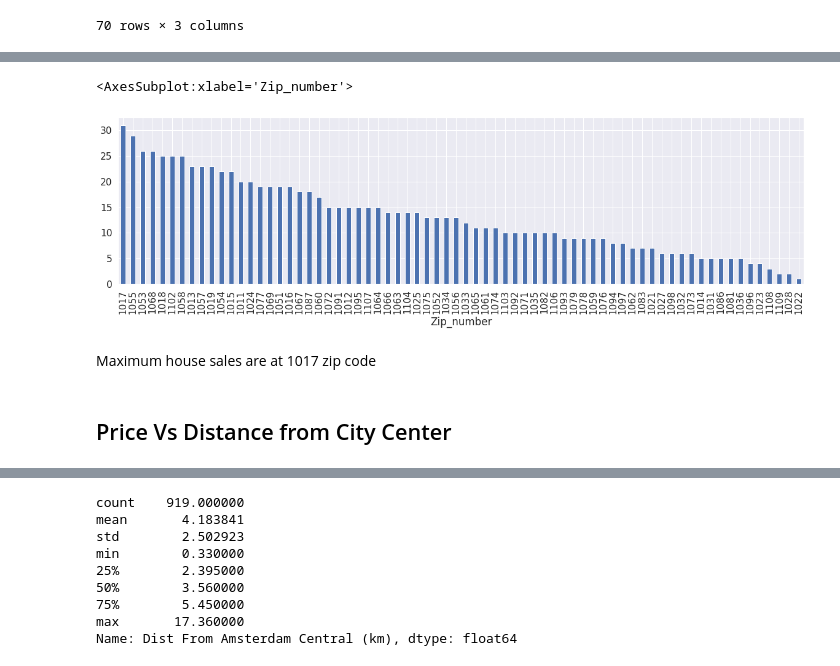
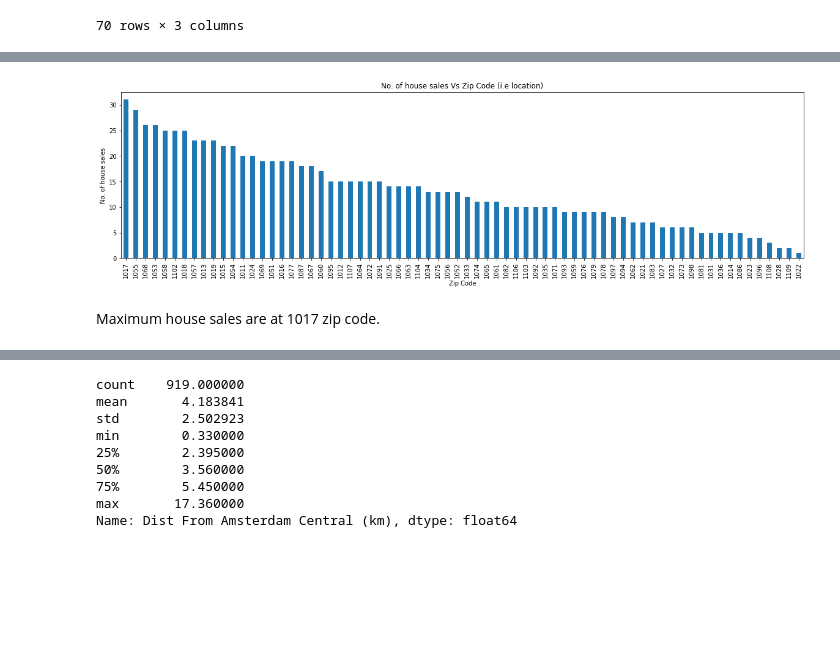
Before and after one commit to kuntala-c/Amsterdam-Housing-Price-Analysis, a Jupyter notebook: Amsterdam_Housing_Price_Analysis.ipynb, the cells around one changed output, grey strips where cells are left out. Saved outputs shown, nothing was run; the diff lists cells and outputs as text; code cells hidden in the pictures; blank space fills up the shorter version.

```diff
--- a/Amsterdam_Housing_Price_Analysis.ipynb
+++ b/Amsterdam_Housing_Price_Analysis.ipynb
@@ -434,10 +456,12 @@ Name: Address, Length: 70, dtype: int64
 # %%
 # Number of house sales Vs Zip Code (i.e location)
 df7.groupby(['Zip_number']).Address.count().sort_values(ascending = False).plot(figsize=(20, 5),kind="bar")
+plt.xlabel("Zip Code")
+plt.ylabel("No. of house sales")
+plt.title("No. of house sales Vs Zip Code (i.e location)")
+# plt.legend()
+plt.show()
 # %% [output]
-<AxesSubplot:xlabel='Zip_number'>
-[figure, old version]
+[figure, new version]
 # %% [markdown]
-Maximum house sales are at 1017 zip code
+Maximum house sales are at 1017 zip code.
-# %% [markdown]
-## Price Vs Distance from City Center
```
Also changed, not shown: parts of 28 cells of this notebook.
